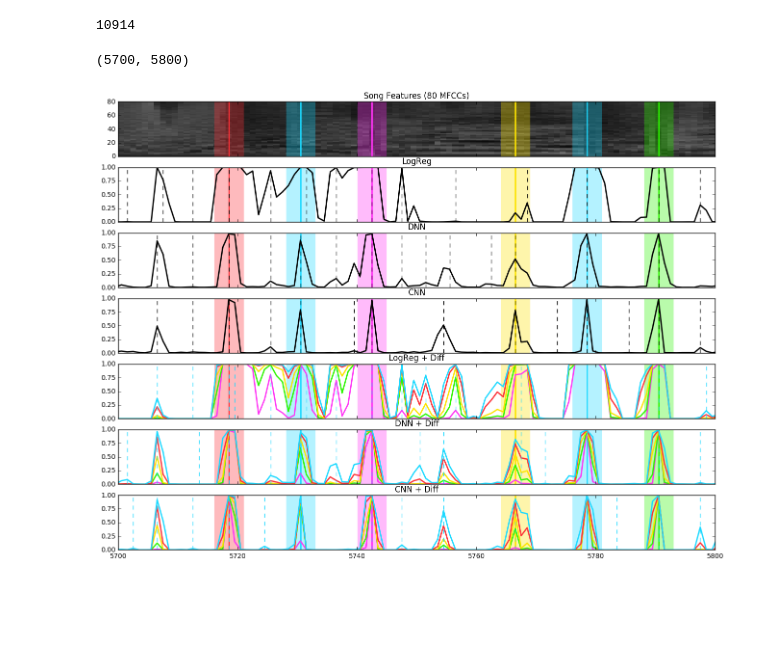
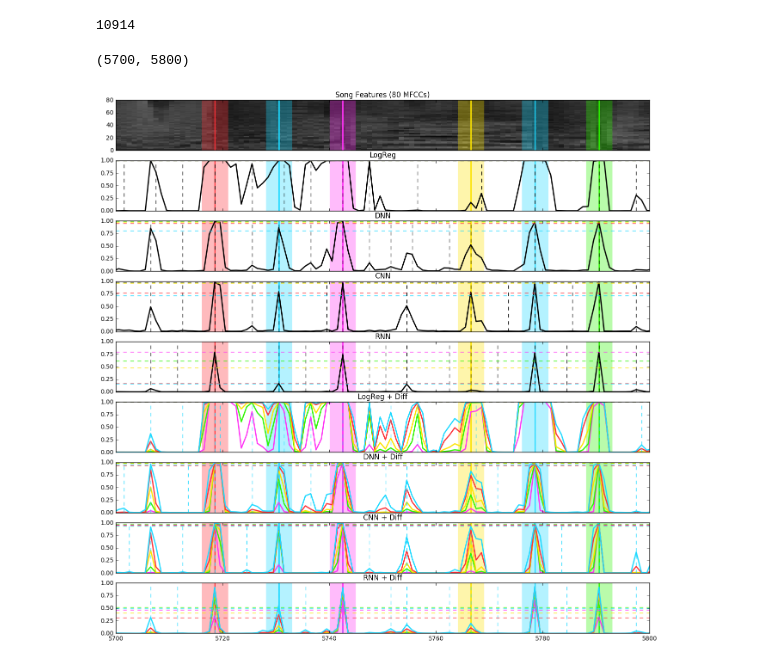
Before and after one commit to Shwe-creator/notebooks, a Jupyter notebook: 17_01_30 sleaze.ipynb, the cells around one changed output. Drawn from its saved outputs; the diff is of its cells as text; code cells hidden in the pictures; blank space fills up the shorter version.

```diff
--- a/17_01_30 sleaze.ipynb
+++ b/17_01_30 sleaze.ipynb
@@ -22,6 +22,6 @@ print model_name_to_score_dicts.keys()
 # %%
-model_names_order = ['logreg', 'dnn', 'cnn', 'logreg_diff_both', 'dnn_diff_both', 'cnn_diff_both']
-model_names_clean = ['LogReg', 'DNN', 'CNN', 'LogReg + Diff', 'DNN + Diff', 'CNN + Diff']
+model_names_order = ['logreg', 'dnn', 'cnn', 'rnn_cnn_rect', 'logreg_diff_both', 'dnn_diff_both', 'cnn_diff_both', 'rnn_cnn_rect_diff_both']
+model_names_clean = ['LogReg', 'DNN', 'CNN', 'RNN', 'LogReg + Diff', 'DNN + Diff', 'CNN + Diff', 'RNN + Diff']
 diffs = [1, 2, 5, 7, 9]
 
 song_feats = model_name_to_score_dicts[model_names_order[0]][diffs[0]]['song_feats']
@@ -52,7 +52,7 @@ xmax = 5800
 diff_to_color = {1: (255, 51, 245), 2: (45, 245, 0), 5: (252, 227, 0), 7: (252, 48, 55), 9: (28, 217, 255)}
 diff_to_color = {d: tuple(c / 255.0 for c in t) for d, t in diff_to_color.items()}
 
-f, axarr = plt.subplots(len(model_names_order) + 1, sharex=True, figsize=(16,12))
+f, axarr = plt.subplots(len(model_names_order) + 1, sharex=True, figsize=(16,16))
 
 sx, sy = np.mgrid[slice(0, song_nfeats), slice(0, 80)]
 song_feats_plt = np.exp(song_feats)
@@ -71,40 +71,44 @@ for i, (key, label) in enumerate(zip(model_names_order, model_names_clean)):
     score_dicts = model_name_to_score_dicts[key]
     for diff in diffs:
         score_dict = score_dicts[diff]
         assert diff_to_attrs[diff]['gt_onsets'] == score_dict['chart_onsets']
 
         first_onset = diff_to_attrs[diff]['first_onset']
         last_onset = diff_to_attrs[diff]['last_onset']
 
         peaks = [x + first_onset for x in argrelextrema(np.convolve(score_dict['y_scores'], np.hanning(5), 'same'), np.greater_equal)[0]]
 
-        color = diff_to_color[diff] if i >= 3 else 'black'
+        color = diff_to_color[diff] if i >= 4 else 'black'
         axarr[i + 1].plot(np.arange(first_onset + 0.5, last_onset + 1 + 0.5), score_dict['y_scores'], color=color, linewidth=2)
         axarr[i + 1].set_title(label)
         axarr[i + 1].set_yticks(np.arange(0.0, 1.1, 0.25))
 
-        if diff == 9 or i < 3:
+        if diff == 9 or i < 4:
             for peak in peaks:
                 if peak <= xmin or peak >= xmax:
                     continue
                 axarr[i + 1].axvline(x=peak + 0.5, linewidth=1, linestyle='--', color=color)
+
+        if i < 4:
+            break
+
+    for diff in diffs:
+        score_dict = score_dicts[diff]
 
         precisions, recalls, thresholds = precision_recall_curve(score_dict['y_true'], score_dict['y_scores_pkalgn'])
         fscore_den = precisions + recalls
         fscore_den[np.where(fscore_den == 0.0)] = 1.0
         fscores = (2.0 * (precisions * recalls)) / fscore_den
         best_idx = np.argmax(fscores)
         threshold = thresholds[best_idx]
 
-        #axarr[i + 1].axhline(y=threshold, linewidth=1, linestyle='--', color=color)
-
-        if i < 3:
-            break
+        color = diff_to_color[diff]
+        axarr[i + 1].axhline(y=threshold, linewidth=1, linestyle='--', color=color)
 
 axarr[0].set_xlim(xmin, xmax)
 # %% [output]
 (5700, 5800)
-[figure, old version]
+[figure, new version]
 # %%
 from scipy.signal import argrelextrema
 from sklearn.metrics import precision_recall_curve
```
Also changed, not shown: parts of 3 cells of this notebook.
